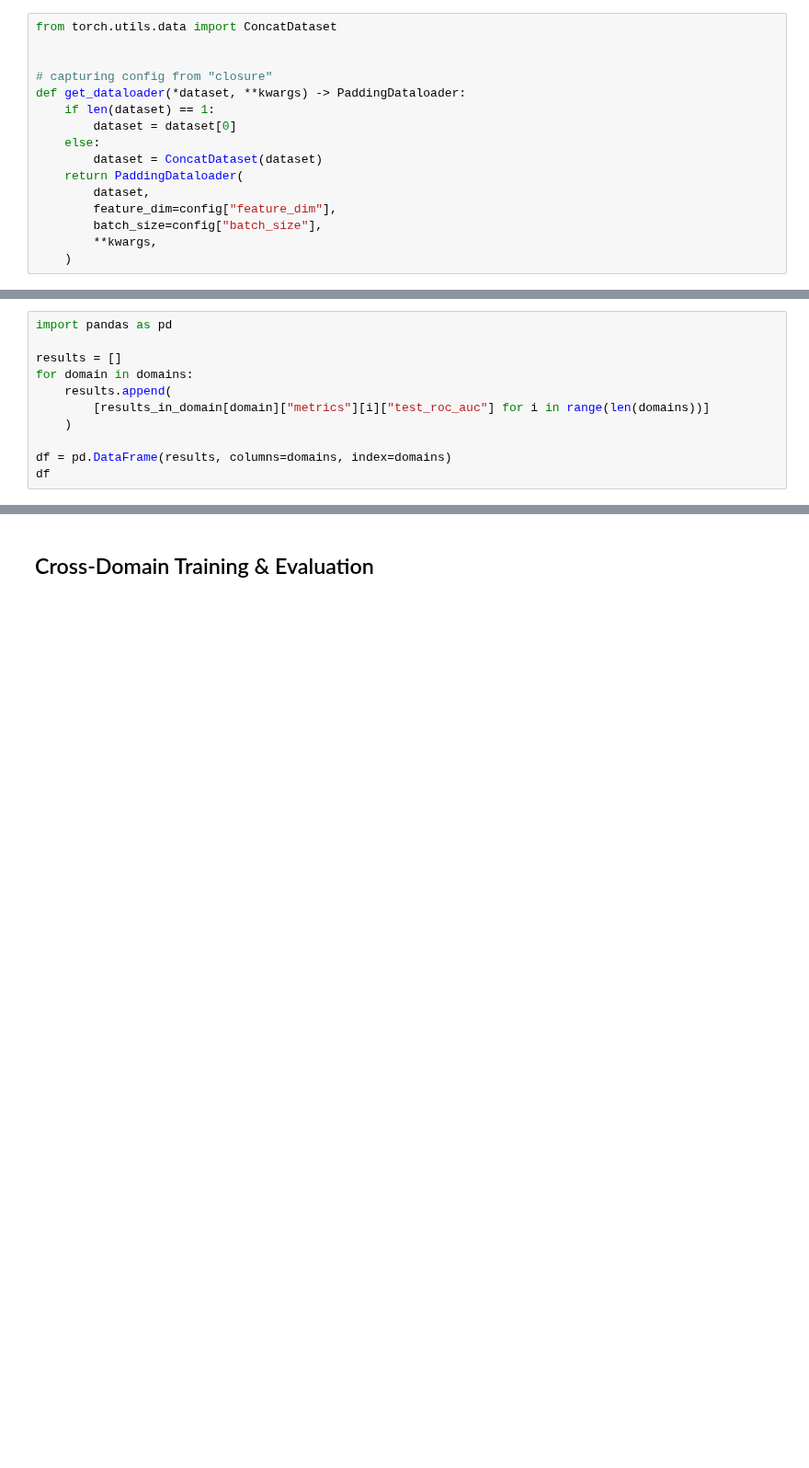
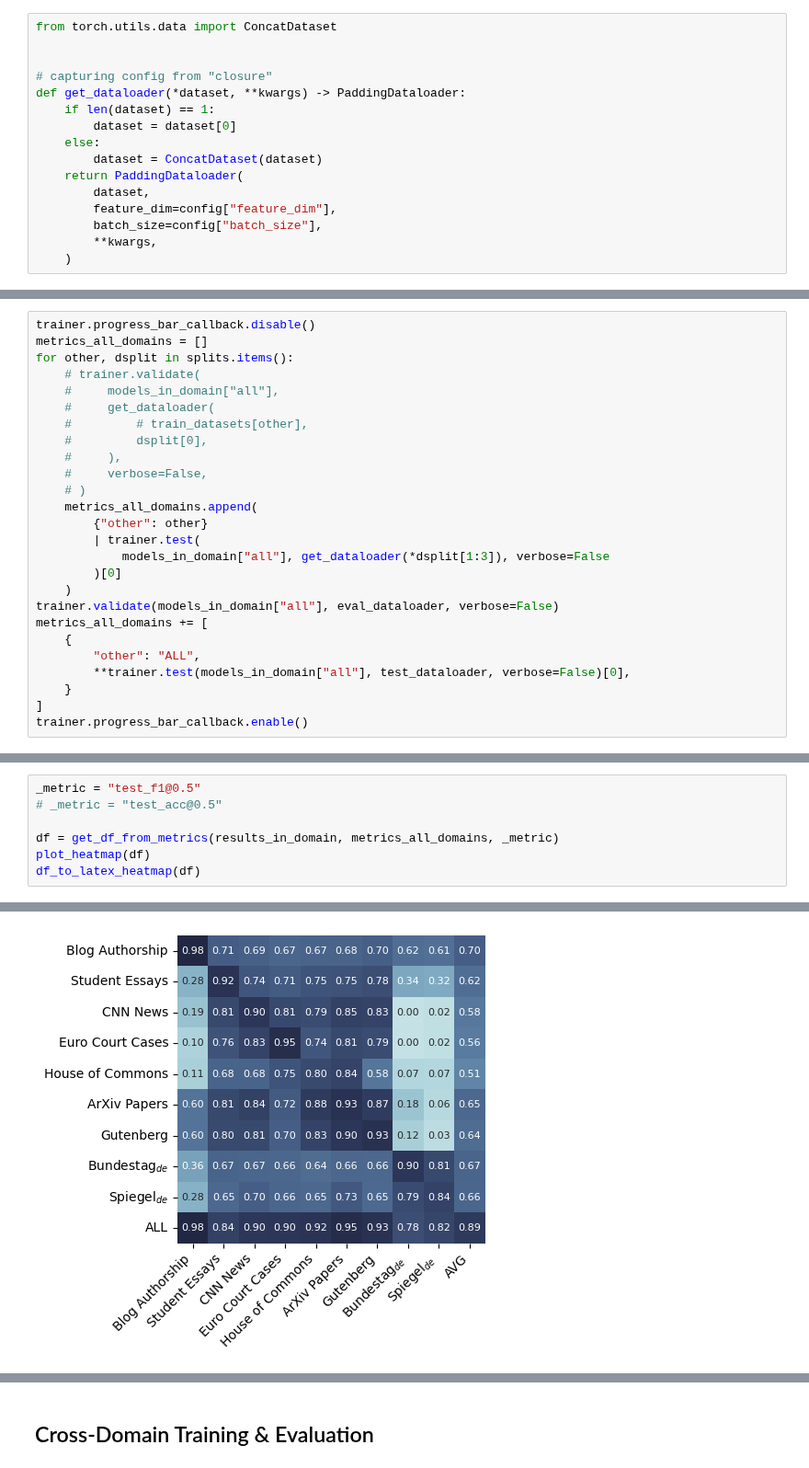
Before and after one commit to TheItCrOw/PrismAI, a Jupyter notebook: src/train_prismai_fulltext.ipynb, the cells around one changed output, grey strips where cells are left out. Shown at 92% size. Saved outputs shown, nothing was run; the diff lists cells and outputs as text; blank space fills up the shorter version.

```diff
--- a/src/train_prismai_fulltext.ipynb
+++ b/src/train_prismai_fulltext.ipynb
@@ -501,11 +211,0 @@ Euro Court Cases [{'other': 'Blog Authorship', 'test_loss': 1.655446171760559, '
-# %%
-import pandas as pd
-
-results = []
-for domain in domains:
-    results.append(
-        [results_in_domain[domain]["metrics"][i]["test_roc_auc"] for i in range(len(domains))]
-    )
-
-df = pd.DataFrame(results, columns=domains, index=domains)
-df
@@ -522,0 +361,26 @@ df
+# %%
+trainer.progress_bar_callback.disable()
+metrics_all_domains = []
+for other, dsplit in splits.items():
+    # trainer.validate(
+    #     models_in_domain["all"],
+    #     get_dataloader(
+    #         # train_datasets[other],
+    #         dsplit[0],
+    #     ),
+    #     verbose=False,
+    # )
+    metrics_all_domains.append(
+        {"other": other}
+        | trainer.test(
+            models_in_domain["all"], get_dataloader(*dsplit[1:3]), verbose=False
+        )[0]
+    )
+trainer.validate(models_in_domain["all"], eval_dataloader, verbose=False)
+metrics_all_domains += [
+    {
+        "other": "ALL",
+        **trainer.test(models_in_domain["all"], test_dataloader, verbose=False)[0],
+    }
+]
+trainer.progress_bar_callback.enable()
@@ -522,0 +484,8 @@ df
+# %%
+_metric = "test_f1@0.5"
+# _metric = "test_acc@0.5"
+
+df = get_df_from_metrics(results_in_domain, metrics_all_domains, _metric)
+plot_heatmap(df)
+df_to_latex_heatmap(df)
+# %% [output]
@@ -522,0 +502 @@ df
+[figure, added]
```
Also changed, not shown: parts of 53 cells of this notebook, 16 other files.
